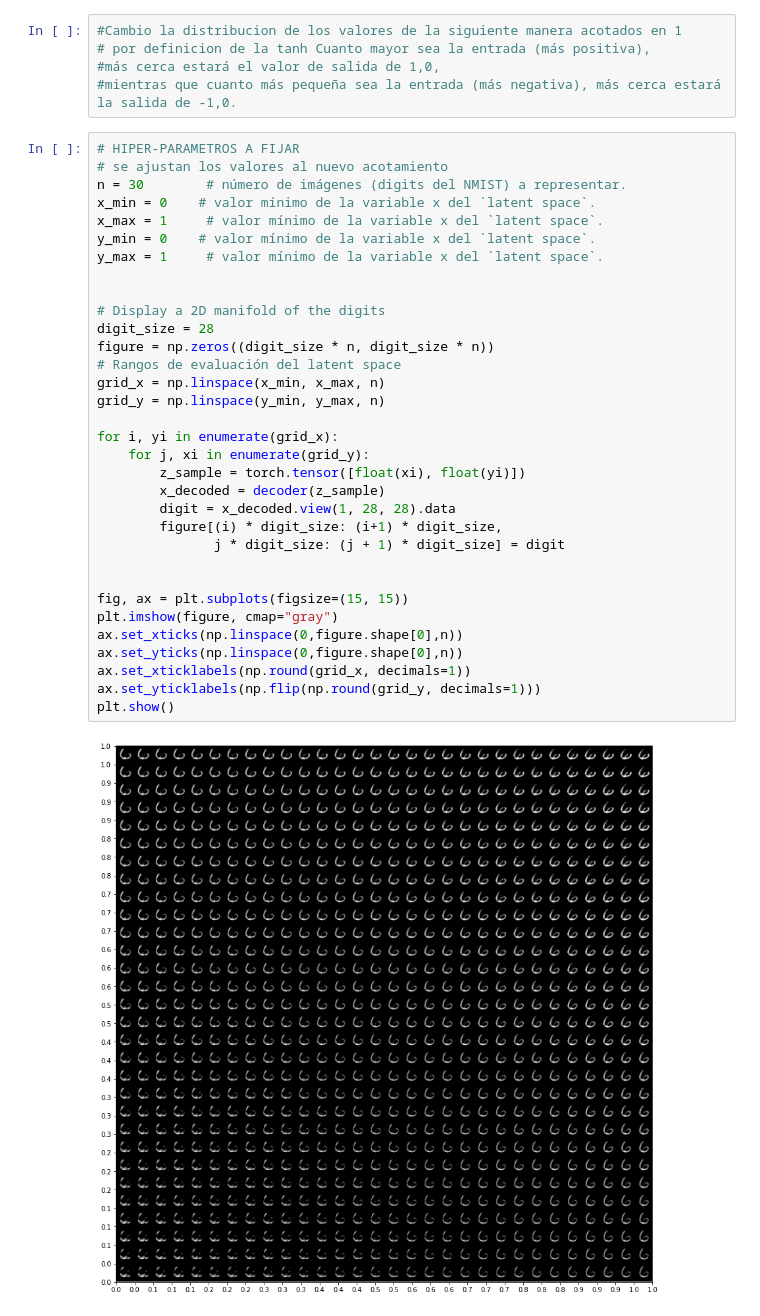
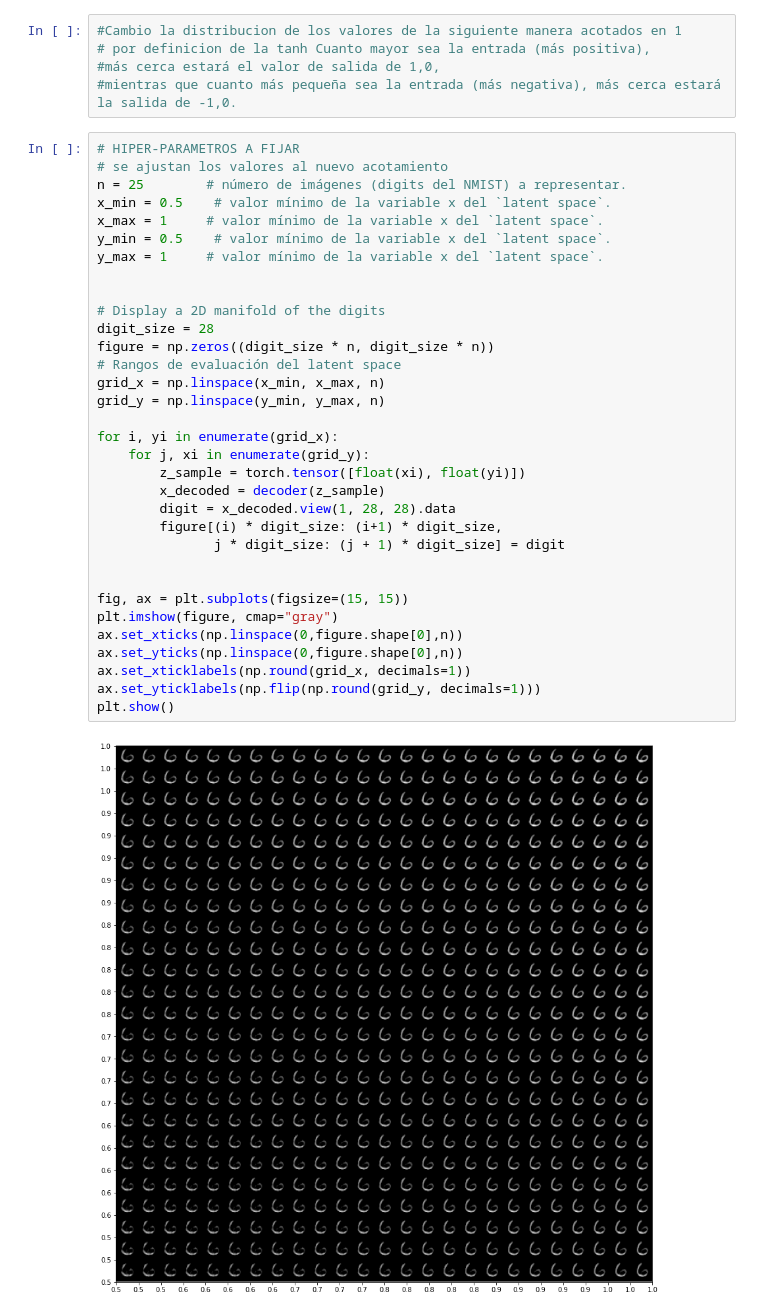
Before and after one commit to dacov/data, a Jupyter notebook: Autoencoder_TP.ipynb, the cells around one changed output. Drawn from its saved outputs; the diff is of its cells as text.

```diff
--- a/Autoencoder_TP.ipynb
+++ b/Autoencoder_TP.ipynb
@@ -398,35 +414,35 @@ Para realizar esto, se deja armada la siguiente celda donde solamente debe fijar
 # %%
 # HIPER-PARAMETROS A FIJAR
 # se ajustan los valores al nuevo acotamiento
-n = 30        # número de imágenes (digits del NMIST) a representar.
-x_min = 0    # valor mínimo de la variable x del `latent space`.
+n = 25        # número de imágenes (digits del NMIST) a representar.
+x_min = 0.5    # valor mínimo de la variable x del `latent space`.
 x_max = 1     # valor mínimo de la variable x del `latent space`.
-y_min = 0    # valor mínimo de la variable x del `latent space`.
+y_min = 0.5    # valor mínimo de la variable x del `latent space`.
 y_max = 1     # valor mínimo de la variable x del `latent space`.
 
 
 # Display a 2D manifold of the digits
 digit_size = 28
 figure = np.zeros((digit_size * n, digit_size * n))
 # Rangos de evaluación del latent space
 grid_x = np.linspace(x_min, x_max, n)
 grid_y = np.linspace(y_min, y_max, n)
 
 for i, yi in enumerate(grid_x):
     for j, xi in enumerate(grid_y):
         z_sample = torch.tensor([float(xi), float(yi)])
         x_decoded = decoder(z_sample)
         digit = x_decoded.view(1, 28, 28).data
         figure[(i) * digit_size: (i+1) * digit_size,
                j * digit_size: (j + 1) * digit_size] = digit
 
 
 fig, ax = plt.subplots(figsize=(15, 15))
 plt.imshow(figure, cmap="gray")
 ax.set_xticks(np.linspace(0,figure.shape[0],n))
 ax.set_yticks(np.linspace(0,figure.shape[0],n))
 ax.set_xticklabels(np.round(grid_x, decimals=1))
 ax.set_yticklabels(np.flip(np.round(grid_y, decimals=1)))
 plt.show()
 # %% [output]
-[figure, old version]
+[figure, new version]
```
Also changed, not shown: parts of 4 cells of this notebook.
